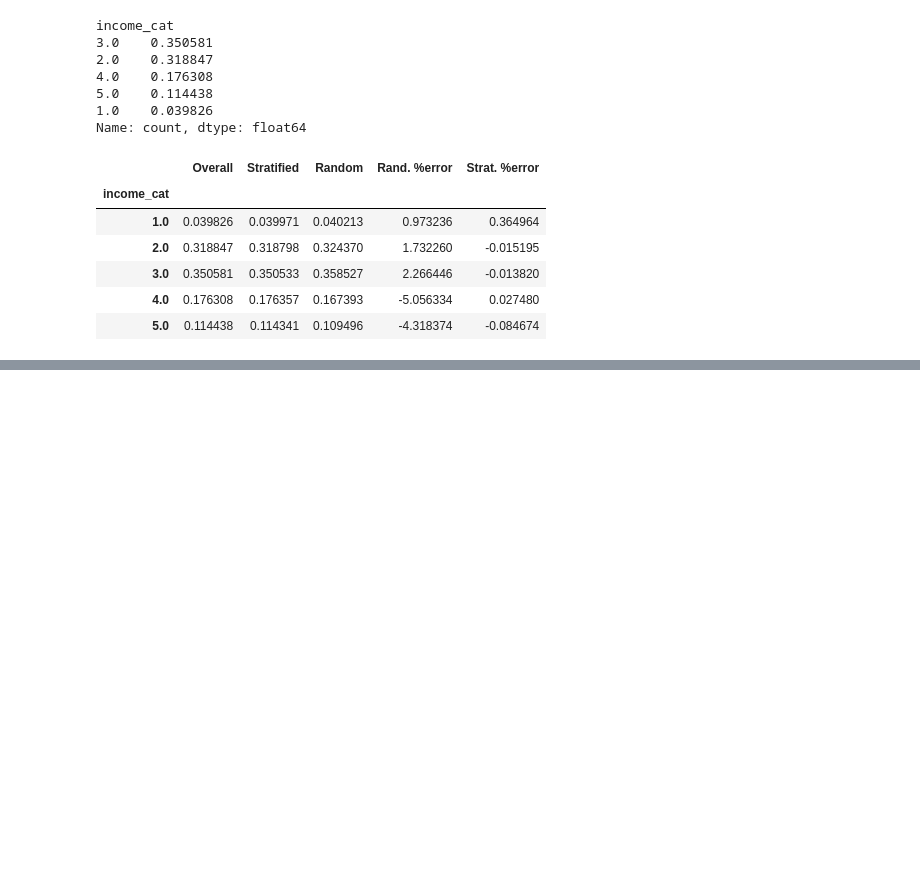
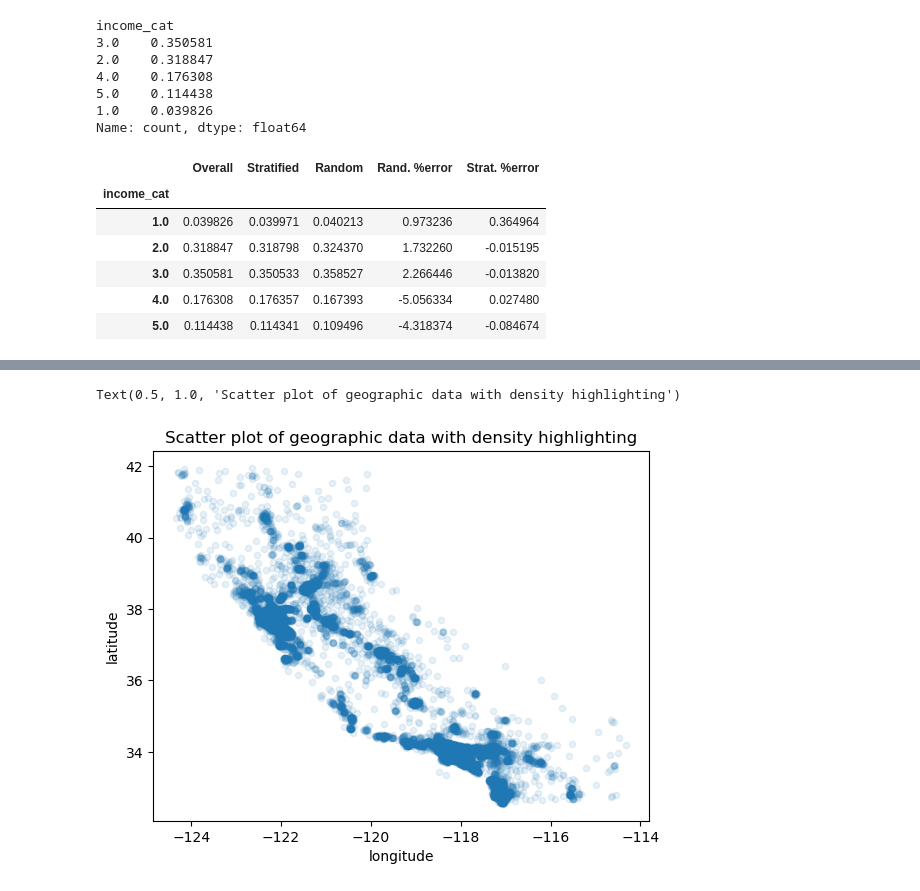
Before and after one commit to Ivan-Grigorev/Hands_On_ML, a Jupyter notebook: chapter_02.ipynb, the cells around one changed output, grey strips where cells are left out. Drawn from its saved outputs; the diff is of its cells as text; code cells hidden in the pictures; blank space fills up the shorter version.

```diff
--- a/chapter_02.ipynb
+++ b/chapter_02.ipynb
@@ -249,0 +268,12 @@ for set_ in (strat_train_set, strat_test_set):
+# %%
+# Add an aplha parametr to define high density
+housing.plot(
+    kind='scatter',
+    x='longitude',
+    y='latitude',
+    alpha=0.1
+)
+plt.title('Scatter plot of geographic data with density highlighting')
+# %% [output]
+Text(0.5, 1.0, 'Scatter plot of geographic data with density highlighting')
+[figure, added]
```
Also changed, not shown: parts of 16 cells of this notebook.
